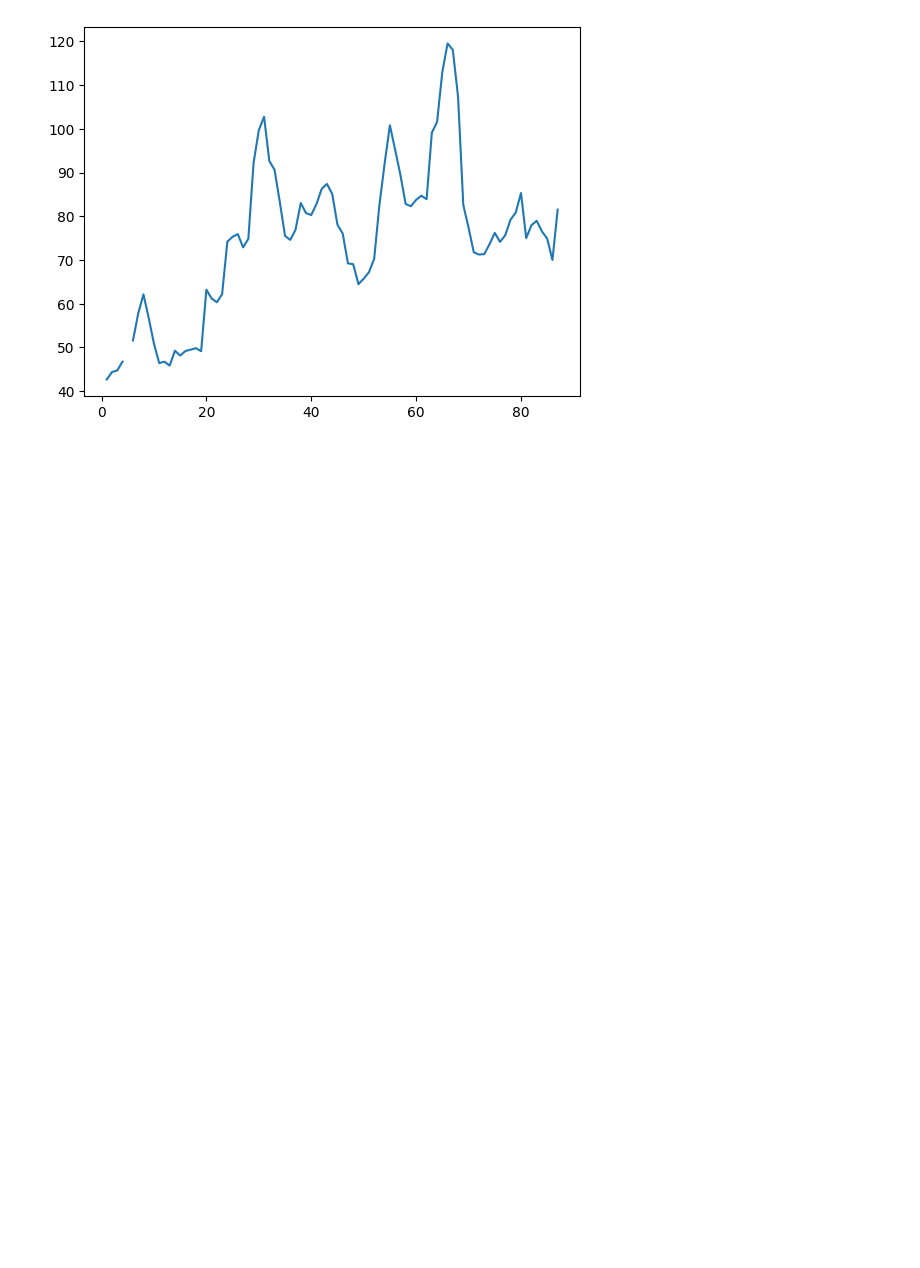
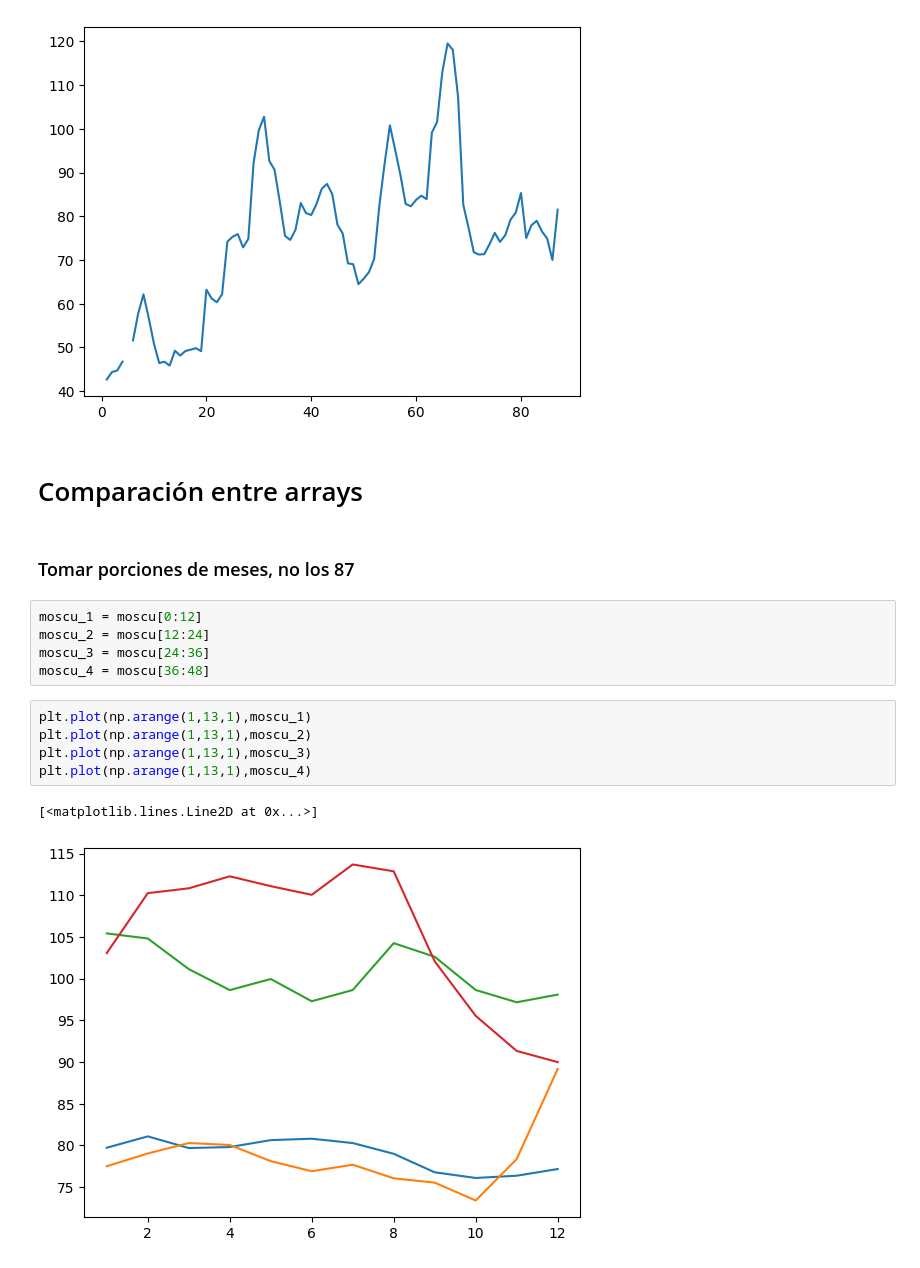
Before and after one commit to JoseIng-EO/2044-numpy-analisis-numerico-eficiente-con-python_1, a Jupyter notebook: Numpy.ipynb, the cells around one changed output. Cells and saved outputs as stored; diff of their text form; blank space fills up the shorter version.

```diff
--- a/Numpy.ipynb
+++ b/Numpy.ipynb
@@ -204,3 +204,20 @@ plt.plot(fechas,kaliningrado)
 # %% [output]
 [<matplotlib.lines.Line2D at 0x...>]
 [figure]
+# %% [markdown]
+# Comparación entre arrays
+# %% [markdown]
+### Tomar porciones de meses, no los 87
+# %%
+moscu_1 = moscu[0:12]
+moscu_2 = moscu[12:24]
+moscu_3 = moscu[24:36]
+moscu_4 = moscu[36:48]
+# %%
+plt.plot(np.arange(1,13,1),moscu_1)
+plt.plot(np.arange(1,13,1),moscu_2)
+plt.plot(np.arange(1,13,1),moscu_3)
+plt.plot(np.arange(1,13,1),moscu_4)
+# %% [output]
+[<matplotlib.lines.Line2D at 0x...>]
+[figure, added]
```
Also changed, not shown: parts of 27 cells of this notebook.
